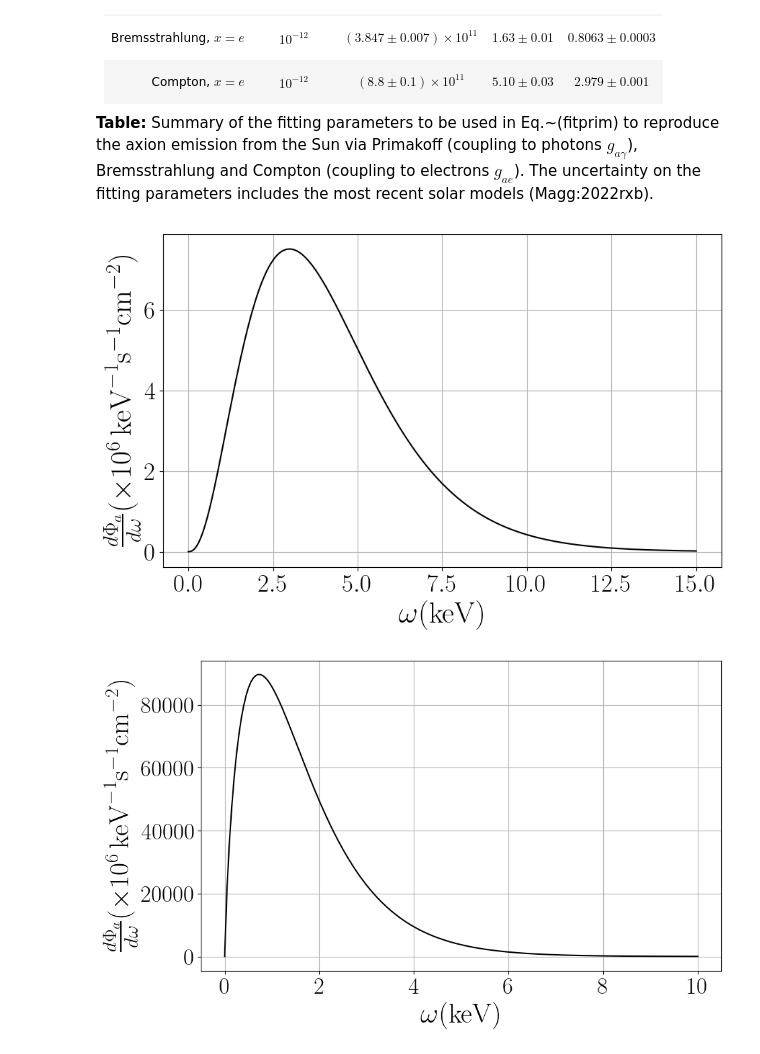
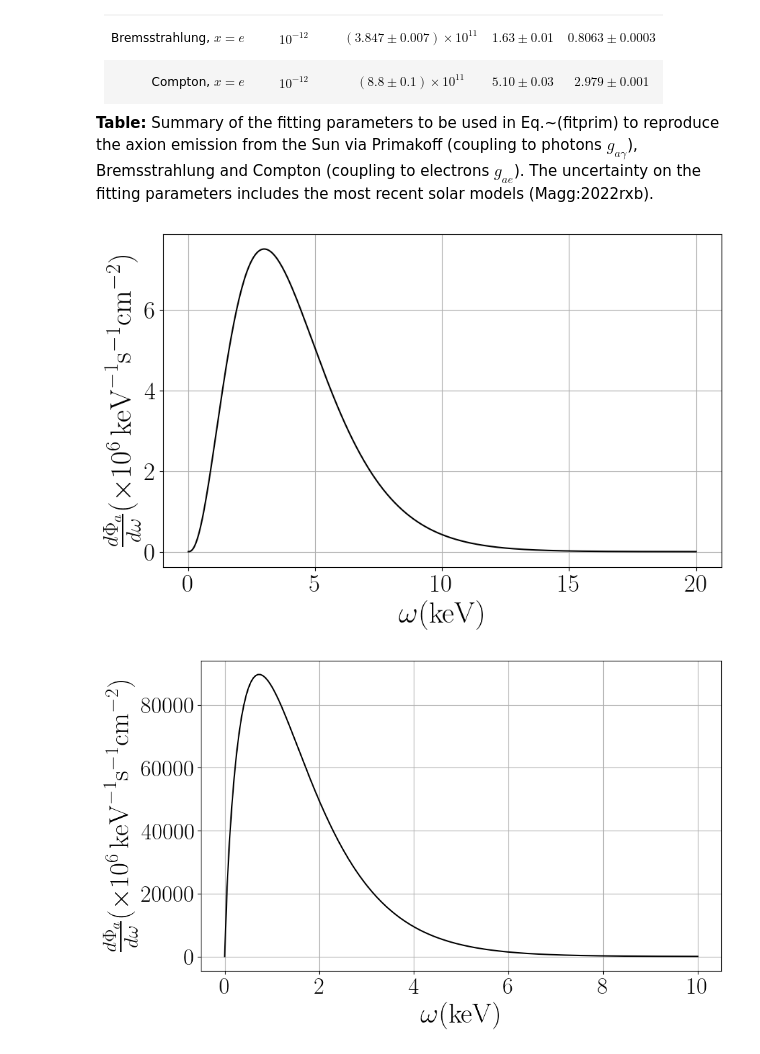
Before and after one commit to ggrillidc/AxionAstrophysicalFluxes, a Jupyter notebook: notebooks/SolarAxions.ipynb, the cells around one changed output. Cells and saved outputs as stored; diff of their text form; code cells hidden in the pictures.

```diff
--- a/notebooks/SolarAxions.ipynb
+++ b/notebooks/SolarAxions.ipynb
@@ -17,9 +17,9 @@ where the axion parameters are shown in following Table.
 **Table:** Summary of the fitting parameters to be used in Eq.~(fitprim) to reproduce the axion emission from the Sun via Primakoff (coupling to photons $ g_{a\gamma} $), Bremsstrahlung and Compton (coupling to electrons $g_{ae}$). The uncertainty on the fitting parameters includes the most recent solar models (Magg:2022rxb).
 # %%
 from Axion_fluxes import plot_axion_flux
-plot_axion_flux('Primakoff', 0, 15)
+plot_axion_flux('Primakoff', 0, 20)
 # %% [output]
-[figure, old version]
+[figure, new version]
 # %%
 plot_axion_flux('Bremsstrahlung', 0, 10)
 # %% [output]
```
Also changed, not shown: 3 other files.
